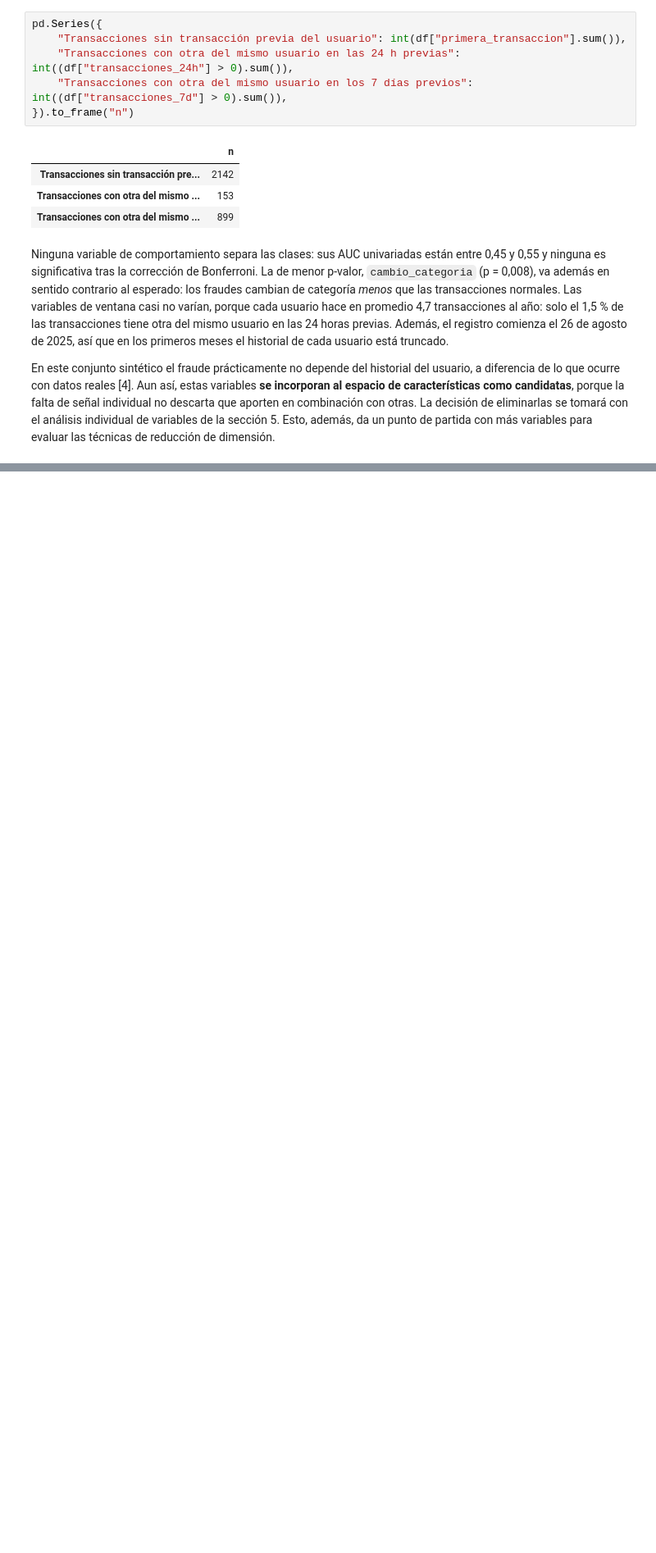
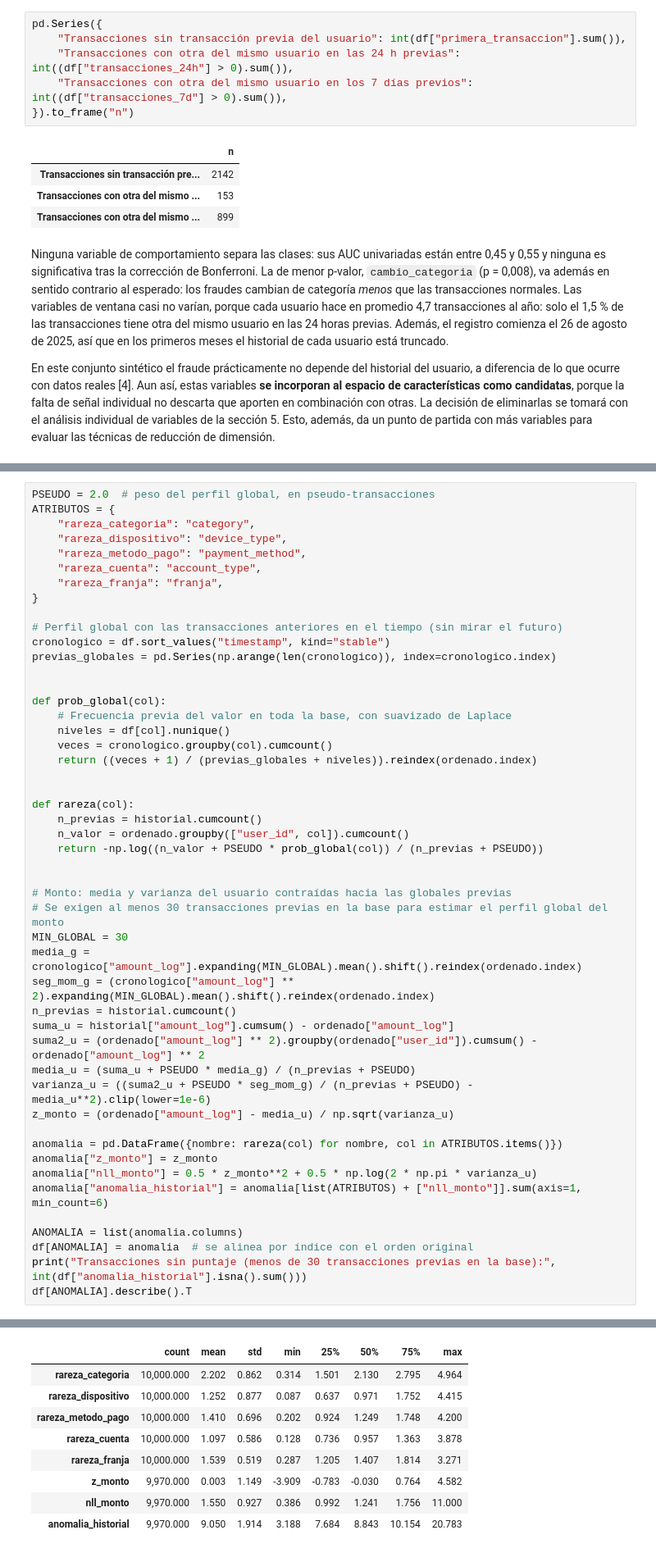
Before and after one commit to SamuelPuerta/FinancialTransactions-FraudDetection-Model, a Jupyter notebook: notebooks/01_descripcion_problema.ipynb, the cells around one changed output, grey strips where cells are left out. Shown at 82% size. Cells and saved outputs as stored; diff of their text form; blank space fills up the shorter version.

```diff
--- a/notebooks/01_descripcion_problema.ipynb
+++ b/notebooks/01_descripcion_problema.ipynb
@@ -673,0 +699,50 @@ En este conjunto sintético el fraude prácticamente no depende del historial de
+# %%
+PSEUDO = 2.0  # peso del perfil global, en pseudo-transacciones
+ATRIBUTOS = {
+    "rareza_categoria": "category",
+    "rareza_dispositivo": "device_type",
+    "rareza_metodo_pago": "payment_method",
+    "rareza_cuenta": "account_type",
+    "rareza_franja": "franja",
+}
+
+# Perfil global con las transacciones anteriores en el tiempo (sin mirar el futuro)
+cronologico = df.sort_values("timestamp", kind="stable")
+previas_globales = pd.Series(np.arange(len(cronologico)), index=cronologico.index)
+
+
+def prob_global(col):
+    # Frecuencia previa del valor en toda la base, con suavizado de Laplace
+    niveles = df[col].nunique()
+    veces = cronologico.groupby(col).cumcount()
+    return ((veces + 1) / (previas_globales + niveles)).reindex(ordenado.index)
+
+
+def rareza(col):
+    n_previas = historial.cumcount()
+    n_valor = ordenado.groupby(["user_id", col]).cumcount()
+    return -np.log((n_valor + PSEUDO * prob_global(col)) / (n_previas + PSEUDO))
+
+
+# Monto: media y varianza del usuario contraídas hacia las globales previas
+# Se exigen al menos 30 transacciones previas en la base para estimar el perfil global del monto
+MIN_GLOBAL = 30
+media_g = cronologico["amount_log"].expanding(MIN_GLOBAL).mean().shift().reindex(ordenado.index)
+seg_mom_g = (cronologico["amount_log"] ** 2).expanding(MIN_GLOBAL).mean().shift().reindex(ordenado.index)
+n_previas = historial.cumcount()
+suma_u = historial["amount_log"].cumsum() - ordenado["amount_log"]
+suma2_u = (ordenado["amount_log"] ** 2).groupby(ordenado["user_id"]).cumsum() - ordenado["amount_log"] ** 2
+media_u = (suma_u + PSEUDO * media_g) / (n_previas + PSEUDO)
+varianza_u = ((suma2_u + PSEUDO * seg_mom_g) / (n_previas + PSEUDO) - media_u**2).clip(lower=1e-6)
+z_monto = (ordenado["amount_log"] - media_u) / np.sqrt(varianza_u)
+
+anomalia = pd.DataFrame({nombre: rareza(col) for nombre, col in ATRIBUTOS.items()})
+anomalia["z_monto"] = z_monto
+anomalia["nll_monto"] = 0.5 * z_monto**2 + 0.5 * np.log(2 * np.pi * varianza_u)
+anomalia["anomalia_historial"] = anomalia[list(ATRIBUTOS) + ["nll_monto"]].sum(axis=1, min_count=6)
+
+ANOMALIA = list(anomalia.columns)
+df[ANOMALIA] = anomalia  # se alinea por índice con el orden original
+print("Transacciones sin puntaje (menos de 30 transacciones previas en la base):", int(df["anomalia_historial"].isna().sum()))
+df[ANOMALIA].describe().T
+# %% [output]
@@ -673,0 +750,9 @@ En este conjunto sintético el fraude prácticamente no depende del historial de
+|  | count | mean | std | min | 25% | 50% | 75% | max |
+| rareza_categoria | 10,000.000 | 2.202 | 0.862 | 0.314 | 1.501 | 2.130 | 2.795 | 4.964 |
+| rareza_dispositivo | 10,000.000 | 1.252 | 0.877 | 0.087 | 0.637 | 0.971 | 1.752 | 4.415 |
+| rareza_metodo_pago | 10,000.000 | 1.410 | 0.696 | 0.202 | 0.924 | 1.249 | 1.748 | 4.200 |
+| rareza_cuenta | 10,000.000 | 1.097 | 0.586 | 0.128 | 0.736 | 0.957 | 1.363 | 3.878 |
+| rareza_franja | 10,000.000 | 1.539 | 0.519 | 0.287 | 1.205 | 1.407 | 1.814 | 3.271 |
+| z_monto | 9,970.000 | 0.003 | 1.149 | -3.909 | -0.783 | -0.030 | 0.764 | 4.582 |
+| nll_monto | 9,970.000 | 1.550 | 0.927 | 0.386 | 0.992 | 1.241 | 1.756 | 11.000 |
+| anomalia_historial | 9,970.000 | 9.050 | 1.914 | 3.188 | 7.684 | 8.843 | 10.154 | 20.783 |
```
Also changed, not shown: parts of 21 cells of this notebook, 10 other files.
